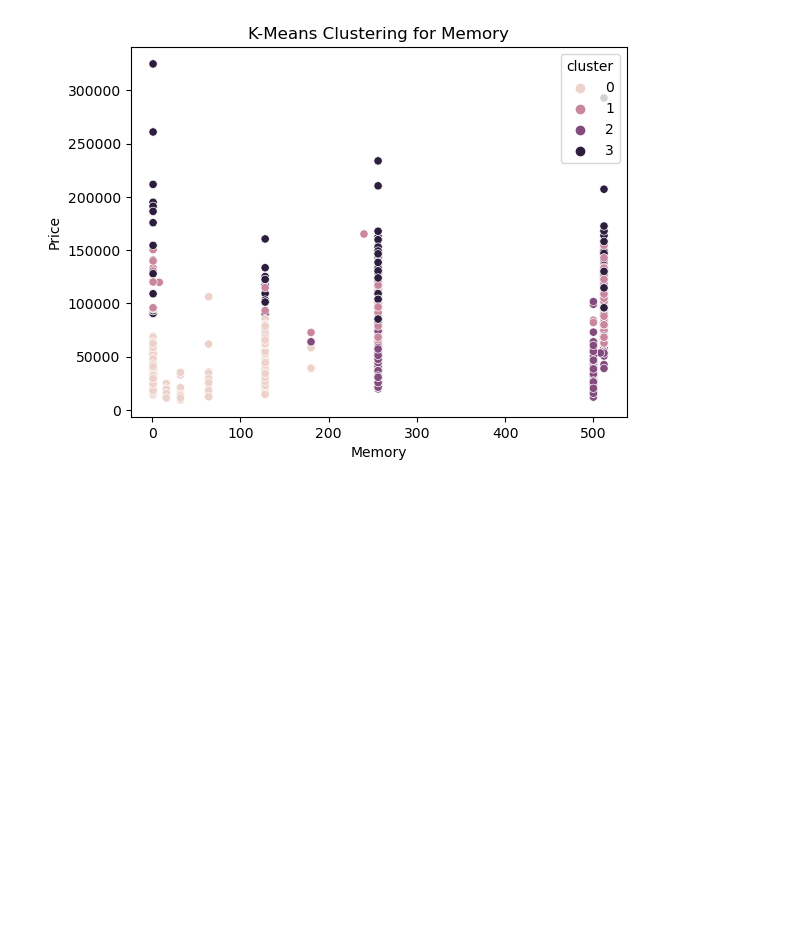
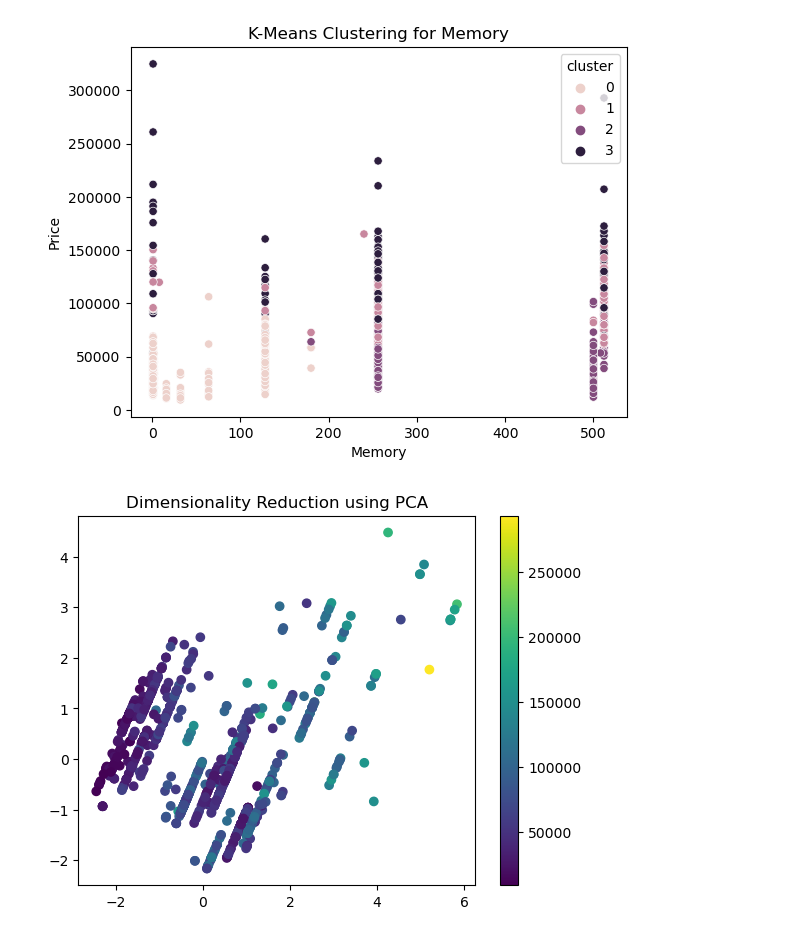
Before and after one commit to jaichandm/project-s23-machine-learning, a Jupyter notebook: classification.ipynb, the cells around one changed output. Cells and saved outputs as stored; diff of their text form; code cells hidden in the pictures; blank space fills up the shorter version.

Commit message:
dimensional analysis update

```diff
--- a/classification.ipynb
+++ b/classification.ipynb
@@ -172,3 +172,27 @@ dtype: int64
 [figure]
 [figure]
 [figure]
+# %%
+from sklearn.preprocessing import StandardScaler
+from sklearn.decomposition import PCA
+from sklearn.model_selection import train_test_split
+import matplotlib.pyplot as plt
+
+X = laptop_df[['Weight', 'Ram', 'Memory', 'cluster']]
+y = laptop_df['Price']
+X_train, X_test, y_train, y_test = train_test_split(X, y, test_size=0.2, random_state=42)
+
+scaler = StandardScaler()
+X_train_scaled = scaler.fit_transform(X_train)
+X_test_scaled = scaler.transform(X_test)
+
+pca = PCA(n_components=2)
+X_train_pca = pca.fit_transform(X_train_scaled)
+X_test_pca = pca.transform(X_test_scaled)
+
+plt.scatter(X_train_pca[:, 0], X_train_pca[:, 1], c=y_train)
+plt.colorbar()
+plt.title('Dimensionality Reduction using PCA')
+plt.show()
+# %% [output]
+[figure, added]
```
Also changed, not shown: parts of 1 cell of this notebook.
